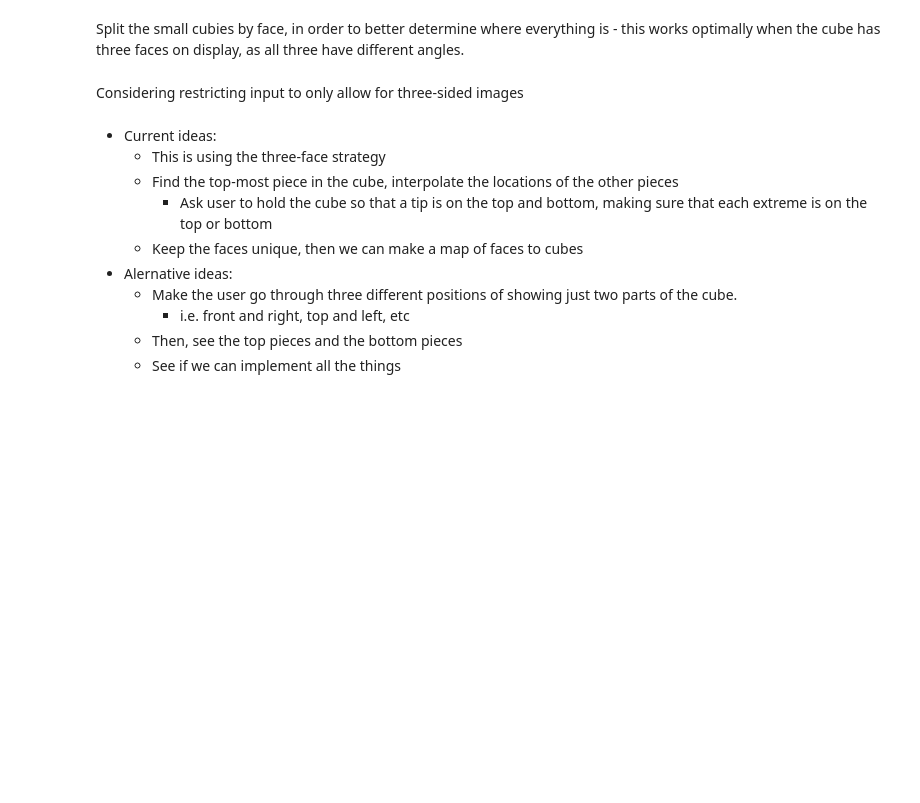
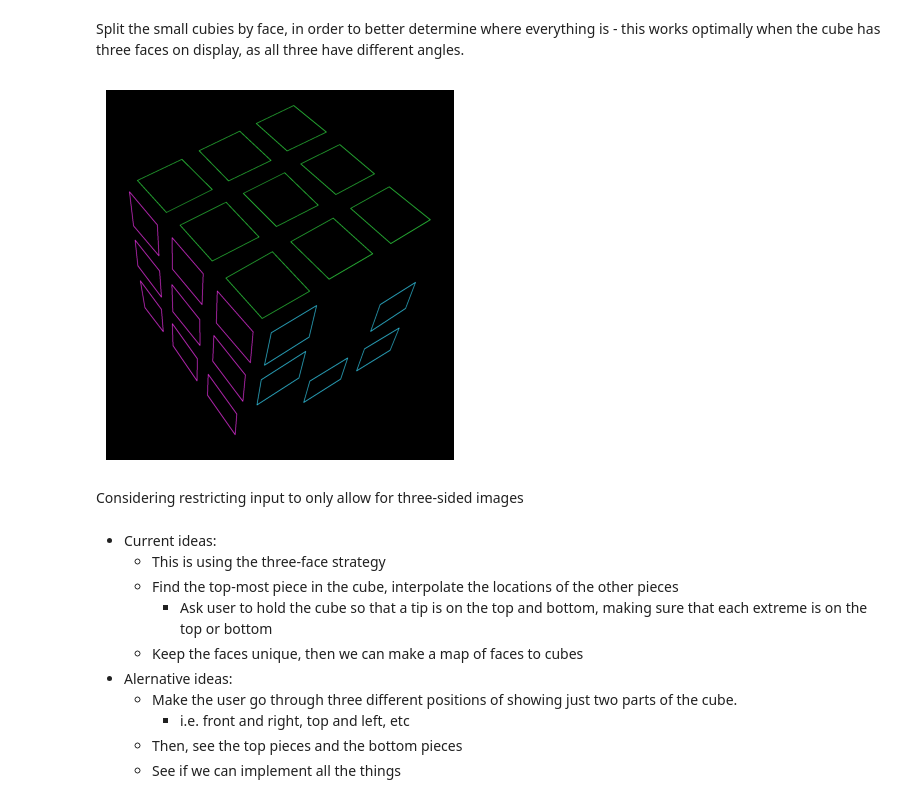
Before and after one commit to vivaansinghvi07/rubix-cube-solver, a Jupyter notebook: cv_testing.ipynb, the cells around one changed output. Cells and saved outputs as stored; diff of their text form; code cells hidden in the pictures; blank space fills up the shorter version.

```diff
--- a/cv_testing.ipynb
+++ b/cv_testing.ipynb
@@ -168,34 +173,36 @@ def get_squares_by_angle(squares: list[Contour], show: bool = False) -> dict[tup
     if len(angle_to_squares) == 1:
 
         # we need to split the cube into two parts, across a diagonal line
         pivot_point = (400, 400)
         average_angle = radians(np.average([compute_incline_angle(c1, c2) for (c1, c2, _, _) in squares]))
         rotated_centers = [get_rotated_point(pivot_point, get_center(appr), -average_angle) for appr in squares]
         if ((max_y := max(map(lambda x: x[1], rotated_centers))) - (min_y := min(map(lambda x: x[1], rotated_centers))) >
             (max_x := max(map(lambda x: x[0], rotated_centers))) - (min_x := min(map(lambda x: x[0], rotated_centers)))):
             midline = (max_y + min_y) / 2
             comp_function = lambda x: x[1]
         else:
             midline = (max_x + min_x) / 2
             comp_function = lambda x: x[0]
         group_lower = [c for c, rc in zip(squares, rotated_centers) if comp_function(rc) < midline]
         group_upper = [c for c, rc in zip(squares, rotated_centers) if comp_function(rc) > midline]
         angle_to_squares = {  # the angle choice here doesn't really matter
             (0, 0): group_lower,
             (69, 69): group_upper
         }
 
     # show if needed
     if show:
         display_img = np.zeros_like(img)
         for i, v in enumerate(angle_to_squares.values()):
             colors = ((235, 204, 52), (226, 49, 232), (65, 217, 48), (0, 0, 200))
             cv2.drawContours(display_img, v, -1, colors[min(i, 3)], max(display_img.shape) // 1000 + 1)
         imshow(display_img)
     return angle_to_squares
 
-img = imread_capped("./images/problem_img.png")
+img = imread_capped("./images/cube_ugly.png")
 _ = get_squares_by_angle(get_cubie_contours(img), show=True)
+# %% [output]
+[figure, added]
 # %% [markdown]
 Considering restricting input to only allow for three-sided images
 # %% [markdown]
```
Also changed, not shown: parts of 8 cells of this notebook.
